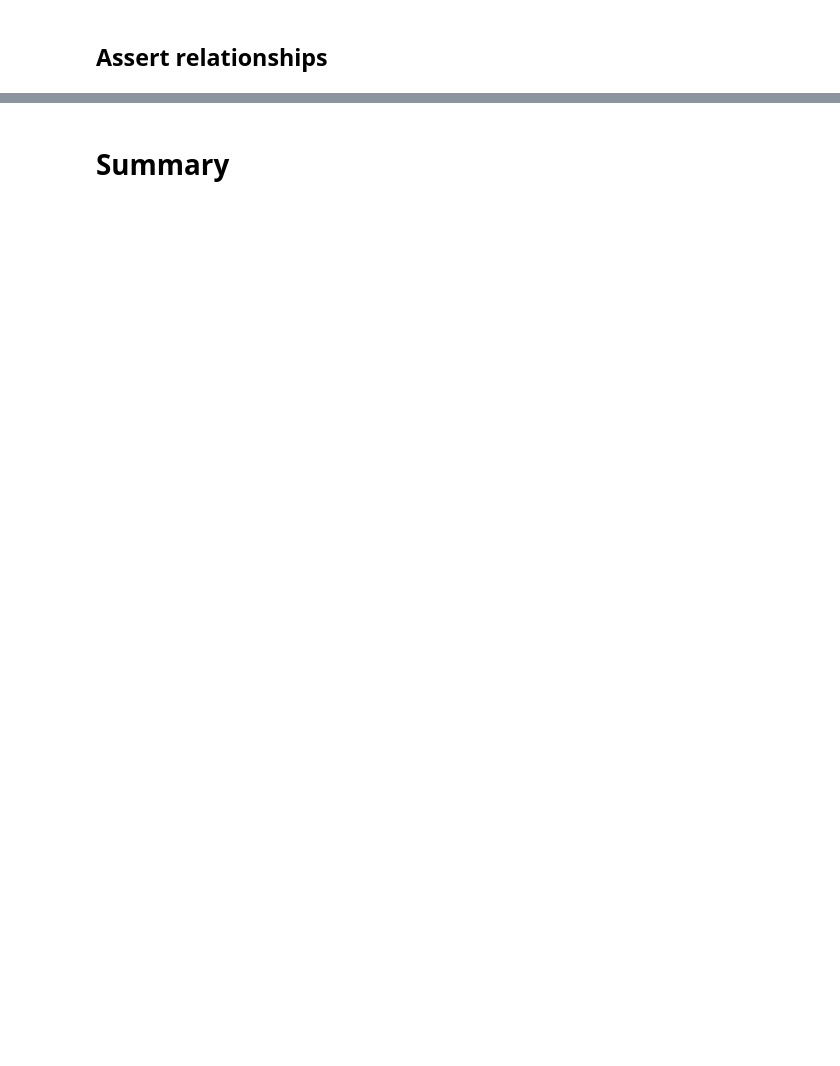
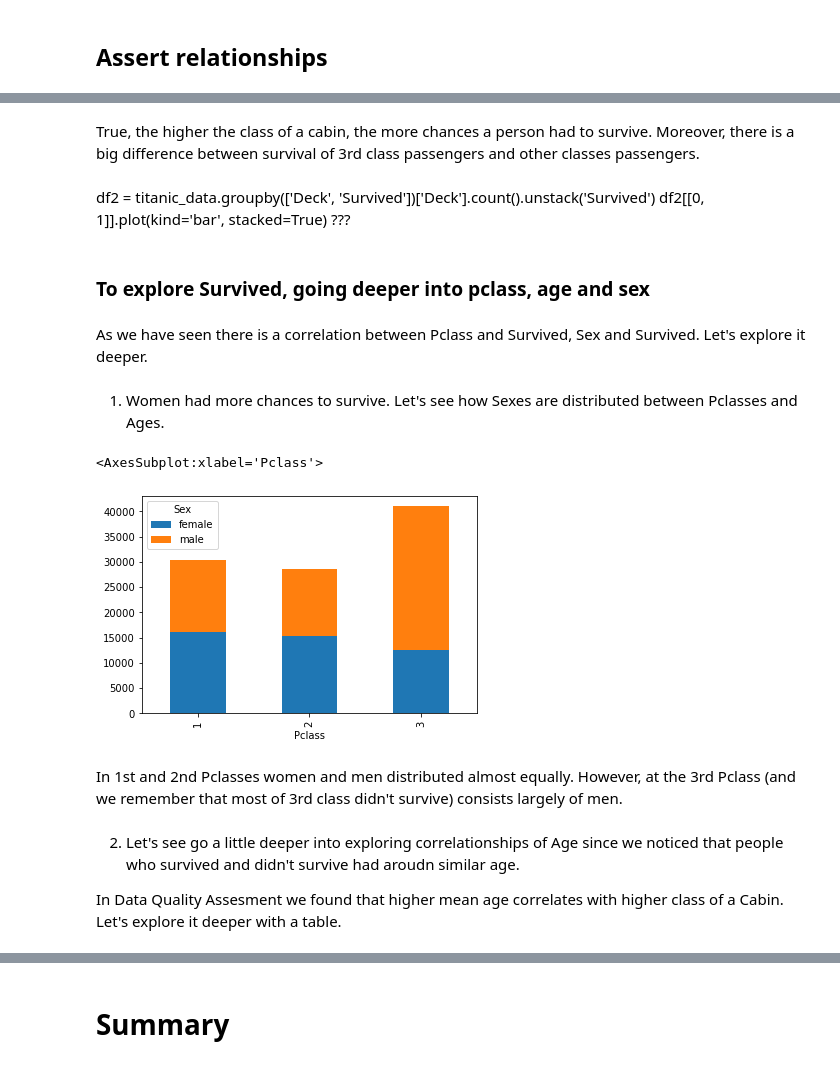
Before and after one commit to drnaida/rsschool-machine-learning-course, a Jupyter notebook: eda.ipynb, the cells around one changed output, grey strips where cells are left out. Cells and saved outputs as stored; diff of their text form; code cells hidden in the pictures; blank space fills up the shorter version.

```diff
--- a/eda.ipynb
+++ b/eda.ipynb
@@ -1104,0 +1085,23 @@ As we have already proved in Data Quality assesment, the older the person, the m
+# %% [markdown]
+True, the higher the class of a cabin, the more chances a person had to survive. Moreover, there is a big difference between survival of 3rd class passengers and other classes passengers.
+# %% [markdown]
+df2 = titanic_data.groupby(['Deck', 'Survived'])['Deck'].count().unstack('Survived')
+df2[[0, 1]].plot(kind='bar', stacked=True) ???
+# %% [markdown]
+### To explore Survived, going deeper into pclass, age and sex
+# %% [markdown]
+As we have seen there is a correlation between Pclass and Survived, Sex and Survived. Let's explore it deeper.
+# %% [markdown]
+1. Women had more chances to survive. Let's see how Sexes are distributed between Pclasses and Ages.
+# %%
+df2 = titanic_data.groupby(['Pclass', 'Sex'])['Pclass'].count().unstack('Sex')
+df2[['female', 'male']].plot(kind='bar', stacked=True)
+# %% [output]
+<AxesSubplot:xlabel='Pclass'>
+[figure, added]
+# %% [markdown]
+In 1st and 2nd Pclasses women and men distributed almost equally. However, at the 3rd Pclass (and we remember that most of 3rd class didn't survive) consists largely of men.
+# %% [markdown]
+2. Let's see go a little deeper into exploring correlationships of Age since we noticed that people who survived and didn't survive had aroudn similar age.
+
+In Data Quality Assesment we found that higher mean age correlates with higher class of a Cabin. Let's explore it deeper with a table.
```
Also changed, not shown: parts of 271 cells of this notebook, 1 other file.
